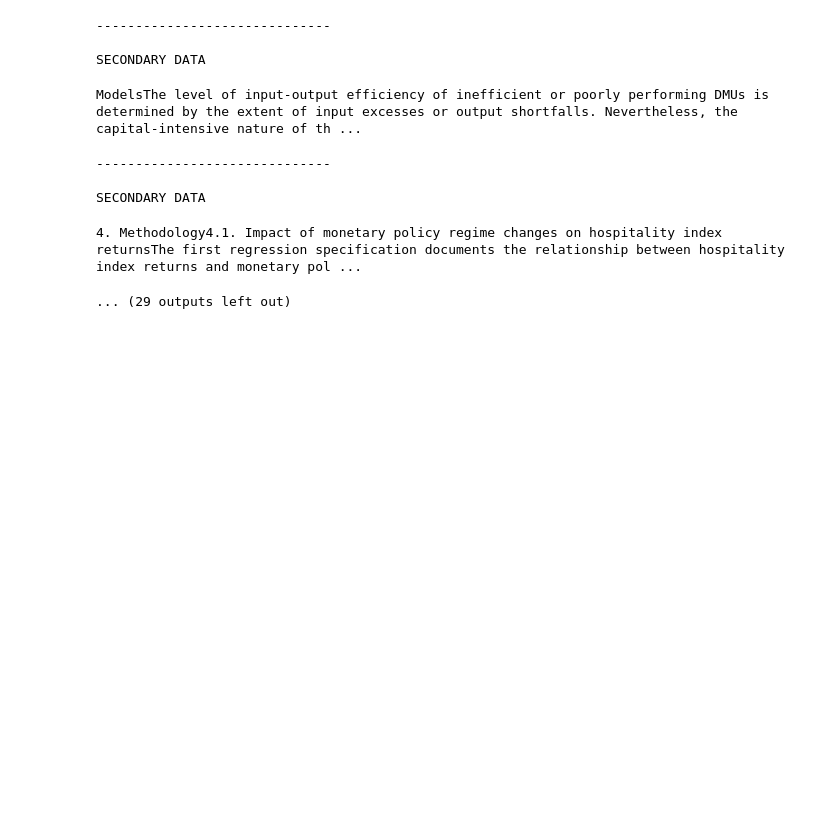
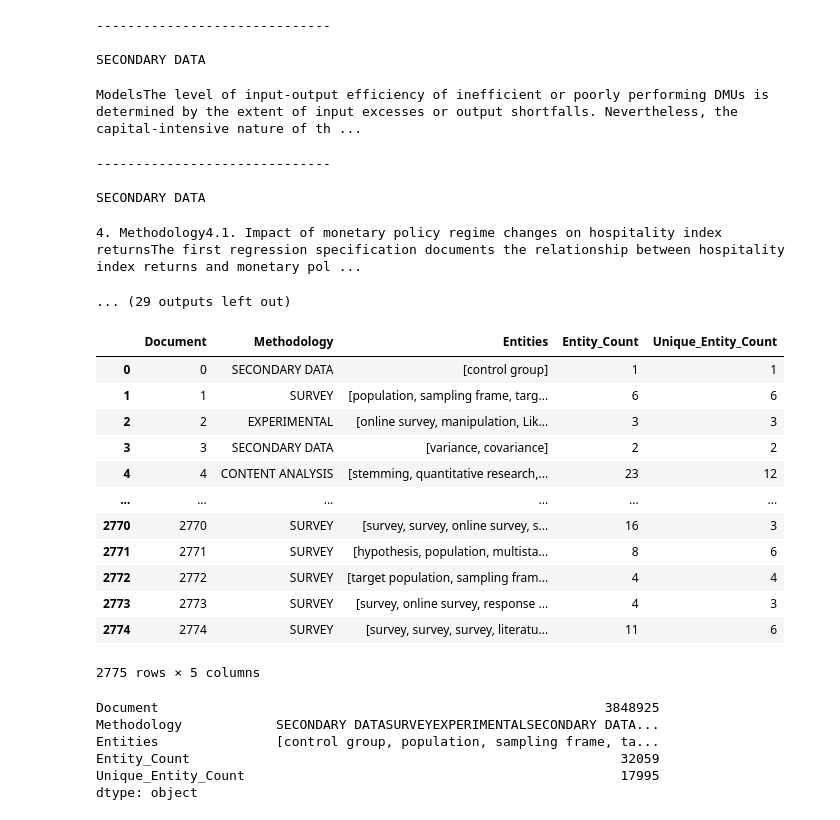
Before and after one commit to kurtsenol/machine-learning, a Jupyter notebook: TopicModeling/Methodology/prodigy_first_model.ipynb, the cells around one changed output. Saved outputs shown, nothing was run; the diff lists cells and outputs as text; code cells hidden in the pictures; blank space fills up the shorter version.

```diff
--- a/TopicModeling/Methodology/prodigy_first_model.ipynb
+++ b/TopicModeling/Methodology/prodigy_first_model.ipynb
@@ -204,0 +222,44 @@ SECONDARY DATA
+# %%
+nlp_model_best = spacy.load("/content/drive/MyDrive/Colab Notebooks/TopicModeling/Methodology/data/prodigy_first_model/model-best")
+# %%
+res_best = []
+for i in range(len(df_m)):
+  method = df_m.loc[i, "Method"].upper()
+  doc = nlp_model_best(df_m.loc[i, "methodology"])
+  ents = [e.text for e in doc.ents]
+  res_best.append((i,method, ents))
+# %%
+with open('/content/drive/MyDrive/Colab Notebooks/TopicModeling/Methodology/data/prodigy_results_best.pkl', 'wb') as f:
+  pickle.dump(res_best, f)
+# %%
+with open('/content/drive/MyDrive/Colab Notebooks/TopicModeling/Methodology/data/prodigy_results_last.pkl', 'rb') as f:
+  res_last = pickle.load(f)
+# %%
+df_last = pd.DataFrame(res_last)
+df_last.columns = ["Document", "Methodology", "Entities"]
+df_last["Entity_Count"] = df_last["Entities"].apply(len)
+df_last["Unique_Entity_Count"] = df_last["Entities"].apply(set).apply(len)
+df_last
+# %% [output]
+|  | Document | Methodology | Entities | Entity_Count | Unique_Entity_Count |
+| 0 | 0 | SECONDARY DATA | [control group] | 1 | 1 |
+| 1 | 1 | SURVEY | [population, sampling frame, targ... | 6 | 6 |
+| 2 | 2 | EXPERIMENTAL | [online survey, manipulation, Lik... | 3 | 3 |
+| 3 | 3 | SECONDARY DATA | [variance, covariance] | 2 | 2 |
+| 4 | 4 | CONTENT ANALYSIS | [stemming, quantitative research,... | 23 | 12 |
+| ... | ... | ... | ... | ... | ... |
+| 2770 | 2770 | SURVEY | [survey, survey, online survey, s... | 16 | 3 |
+| 2771 | 2771 | SURVEY | [hypothesis, population, multista... | 8 | 6 |
+| 2772 | 2772 | SURVEY | [target population, sampling fram... | 4 | 4 |
+| 2773 | 2773 | SURVEY | [survey, online survey, response ... | 4 | 3 |
+| 2774 | 2774 | SURVEY | [survey, survey, survey, literatu... | 11 | 6 |
+2775 rows × 5 columns
+# %%
+df_last.sum()
+# %% [output]
+Document                                                         3848925
+Methodology            SECONDARY DATASURVEYEXPERIMENTALSECONDARY DATA...
+Entities               [control group, population, sampling frame, ta...
+Entity_Count                                                       32059
+Unique_Entity_Count                                                17995
+dtype: object
```
Also changed, not shown: parts of 12 cells of this notebook.
